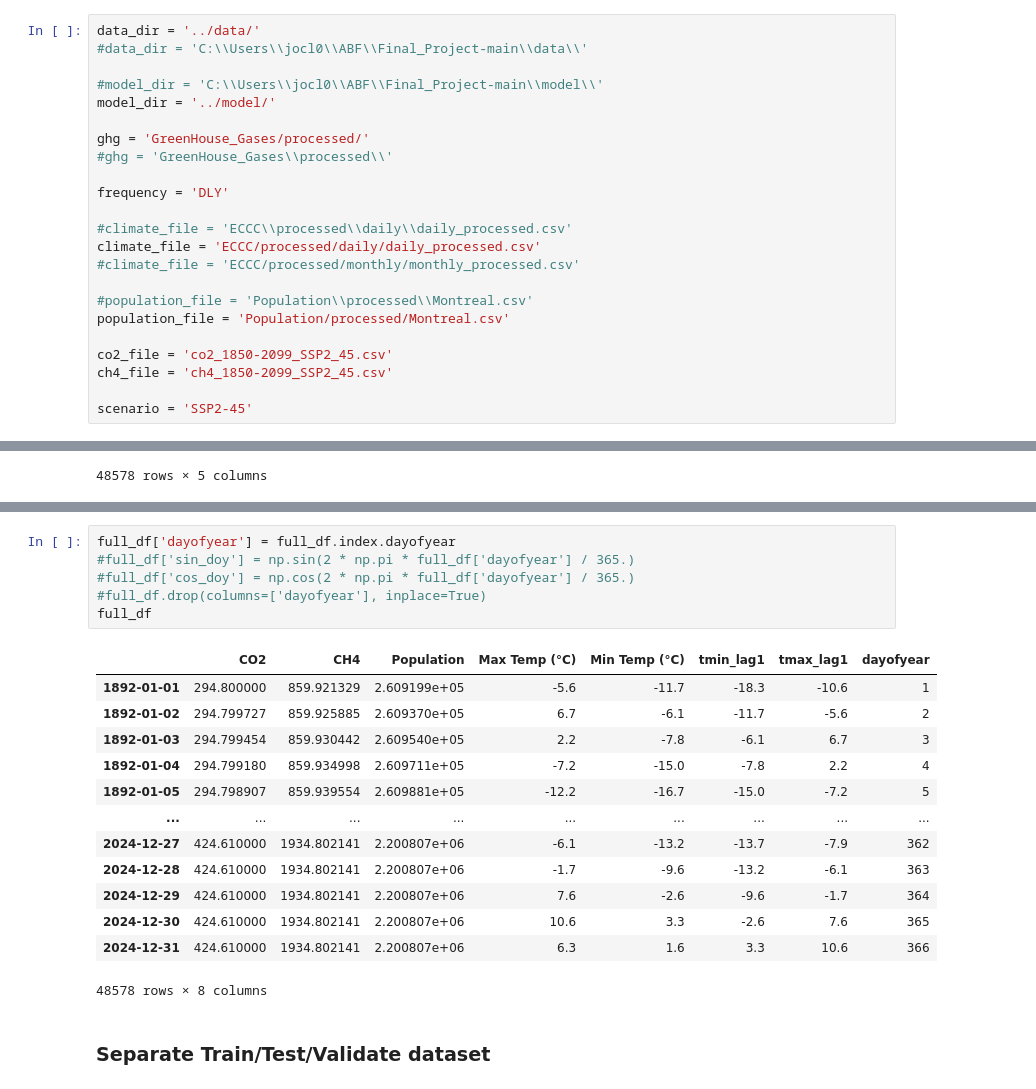
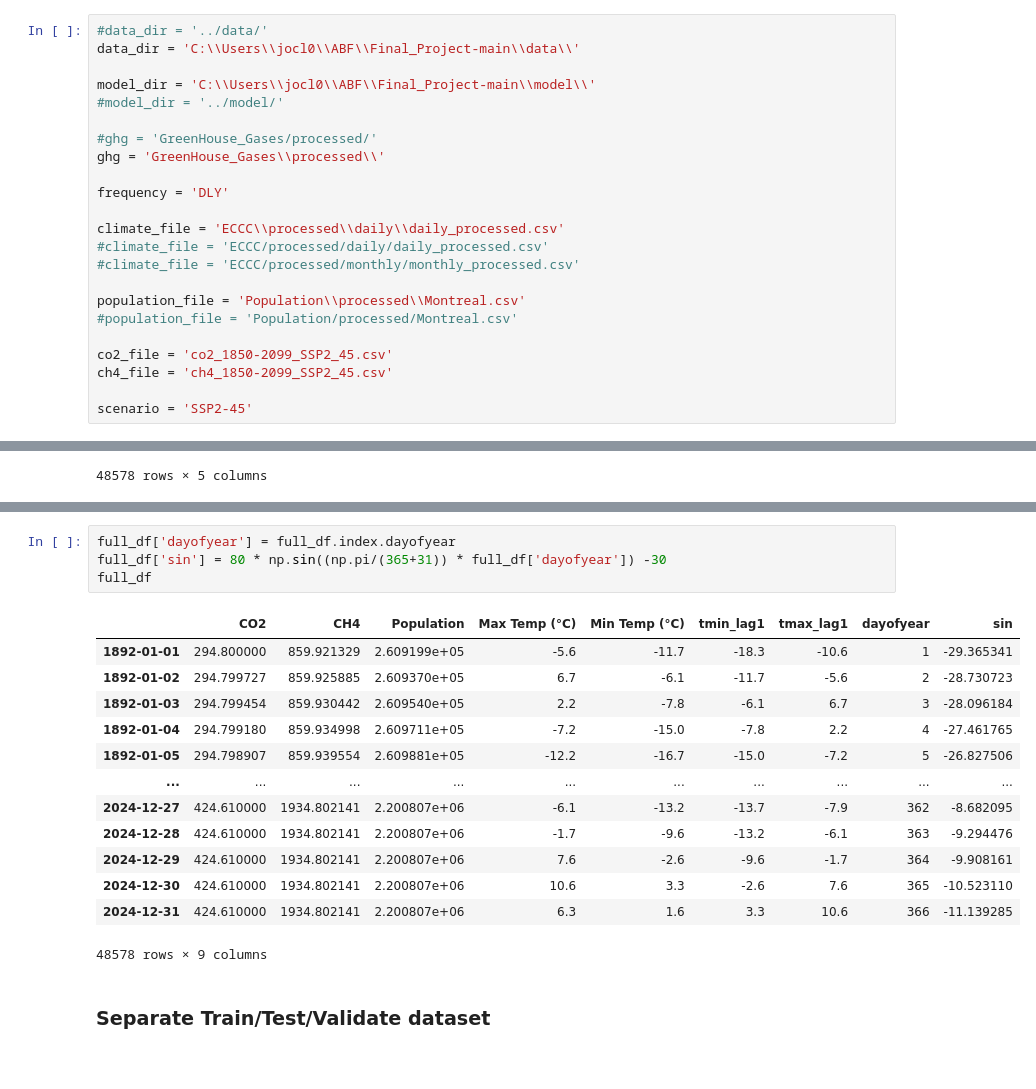
Before and after one commit to ABF-QC/Final_Project, a Jupyter notebook: notebook/Validation.ipynb, the cells around one changed output, grey strips where cells are left out. Saved outputs shown, nothing was run; the diff lists cells and outputs as text.

Commit message:
latest version of model,validation and prediction

```diff
--- a/notebook/Validation.ipynb
+++ b/notebook/Validation.ipynb
@@ -34,23 +25,23 @@ W0000 00:00:1744038399.982860 2232669 computation_placer.cc:177] computation pla
 # %% [markdown]
 ### Define files
 # %%
-data_dir = '../data/'
-#data_dir = 'C:\\Users\\jocl0\\ABF\\Final_Project-main\\data\\'
+#data_dir = '../data/'
+data_dir = 'C:\\Users\\jocl0\\ABF\\Final_Project-main\\data\\'
 
-#model_dir = 'C:\\Users\\jocl0\\ABF\\Final_Project-main\\model\\'
-model_dir = '../model/'
+model_dir = 'C:\\Users\\jocl0\\ABF\\Final_Project-main\\model\\'
+#model_dir = '../model/'
 
-ghg = 'GreenHouse_Gases/processed/'
-#ghg = 'GreenHouse_Gases\\processed\\'
+#ghg = 'GreenHouse_Gases/processed/'
+ghg = 'GreenHouse_Gases\\processed\\'
 
 frequency = 'DLY'
 
-#climate_file = 'ECCC\\processed\\daily\\daily_processed.csv'
-climate_file = 'ECCC/processed/daily/daily_processed.csv'
+climate_file = 'ECCC\\processed\\daily\\daily_processed.csv'
+#climate_file = 'ECCC/processed/daily/daily_processed.csv'
 #climate_file = 'ECCC/processed/monthly/monthly_processed.csv'
 
-#population_file = 'Population\\processed\\Montreal.csv'
-population_file = 'Population/processed/Montreal.csv'
+population_file = 'Population\\processed\\Montreal.csv'
+#population_file = 'Population/processed/Montreal.csv'
 
 co2_file = 'co2_1850-2099_SSP2_45.csv'
 ch4_file = 'ch4_1850-2099_SSP2_45.csv'
@@ -339,24 +333,22 @@ full_df
 48578 rows × 7 columns
 # %%
 full_df['dayofyear'] = full_df.index.dayofyear
-#full_df['sin_doy'] = np.sin(2 * np.pi * full_df['dayofyear'] / 365.)
-#full_df['cos_doy'] = np.cos(2 * np.pi * full_df['dayofyear'] / 365.)
-#full_df.drop(columns=['dayofyear'], inplace=True)
+full_df['sin'] = 80 * np.sin((np.pi/(365+31)) * full_df['dayofyear']) -30
 full_df
 # %% [output]
-|  | CO2 | CH4 | Population | Max Temp (°C) | Min Temp (°C) | tmin_lag1 | tmax_lag1 | dayofyear |
-| 1892-01-01 | 294.800000 | 859.921329 | 2.609199e+05 | -5.6 | -11.7 | -18.3 | -10.6 | 1 |
-| 1892-01-02 | 294.799727 | 859.925885 | 2.609370e+05 | 6.7 | -6.1 | -11.7 | -5.6 | 2 |
-| 1892-01-03 | 294.799454 | 859.930442 | 2.609540e+05 | 2.2 | -7.8 | -6.1 | 6.7 | 3 |
-| 1892-01-04 | 294.799180 | 859.934998 | 2.609711e+05 | -7.2 | -15.0 | -7.8 | 2.2 | 4 |
-| 1892-01-05 | 294.798907 | 859.939554 | 2.609881e+05 | -12.2 | -16.7 | -15.0 | -7.2 | 5 |
-| ... | ... | ... | ... | ... | ... | ... | ... | ... |
-| 2024-12-27 | 424.610000 | 1934.802141 | 2.200807e+06 | -6.1 | -13.2 | -13.7 | -7.9 | 362 |
-| 2024-12-28 | 424.610000 | 1934.802141 | 2.200807e+06 | -1.7 | -9.6 | -13.2 | -6.1 | 363 |
-| 2024-12-29 | 424.610000 | 1934.802141 | 2.200807e+06 | 7.6 | -2.6 | -9.6 | -1.7 | 364 |
-| 2024-12-30 | 424.610000 | 1934.802141 | 2.200807e+06 | 10.6 | 3.3 | -2.6 | 7.6 | 365 |
-| 2024-12-31 | 424.610000 | 1934.802141 | 2.200807e+06 | 6.3 | 1.6 | 3.3 | 10.6 | 366 |
+|  | CO2 | CH4 | Population | Max Temp (°C) | Min Temp (°C) | tmin_lag1 | tmax_lag1 | dayofyear | sin |
+| 1892-01-01 | 294.800000 | 859.921329 | 2.609199e+05 | -5.6 | -11.7 | -18.3 | -10.6 | 1 | -29.365341 |
+| 1892-01-02 | 294.799727 | 859.925885 | 2.609370e+05 | 6.7 | -6.1 | -11.7 | -5.6 | 2 | -28.730723 |
+| 1892-01-03 | 294.799454 | 859.930442 | 2.609540e+05 | 2.2 | -7.8 | -6.1 | 6.7 | 3 | -28.096184 |
+| 1892-01-04 | 294.799180 | 859.934998 | 2.609711e+05 | -7.2 | -15.0 | -7.8 | 2.2 | 4 | -27.461765 |
+| 1892-01-05 | 294.798907 | 859.939554 | 2.609881e+05 | -12.2 | -16.7 | -15.0 | -7.2 | 5 | -26.827506 |
+| ... | ... | ... | ... | ... | ... | ... | ... | ... | ... |
+| 2024-12-27 | 424.610000 | 1934.802141 | 2.200807e+06 | -6.1 | -13.2 | -13.7 | -7.9 | 362 | -8.682095 |
+| 2024-12-28 | 424.610000 | 1934.802141 | 2.200807e+06 | -1.7 | -9.6 | -13.2 | -6.1 | 363 | -9.294476 |
+| 2024-12-29 | 424.610000 | 1934.802141 | 2.200807e+06 | 7.6 | -2.6 | -9.6 | -1.7 | 364 | -9.908161 |
+| 2024-12-30 | 424.610000 | 1934.802141 | 2.200807e+06 | 10.6 | 3.3 | -2.6 | 7.6 | 365 | -10.523110 |
+| 2024-12-31 | 424.610000 | 1934.802141 | 2.200807e+06 | 6.3 | 1.6 | 3.3 | 10.6 | 366 | -11.139285 |
-48578 rows × 8 columns
+48578 rows × 9 columns
 # %% [markdown]
 ### Separate Train/Test/Validate dataset
 # %%
```
Also changed, not shown: parts of 16 cells of this notebook, 1 other file.
